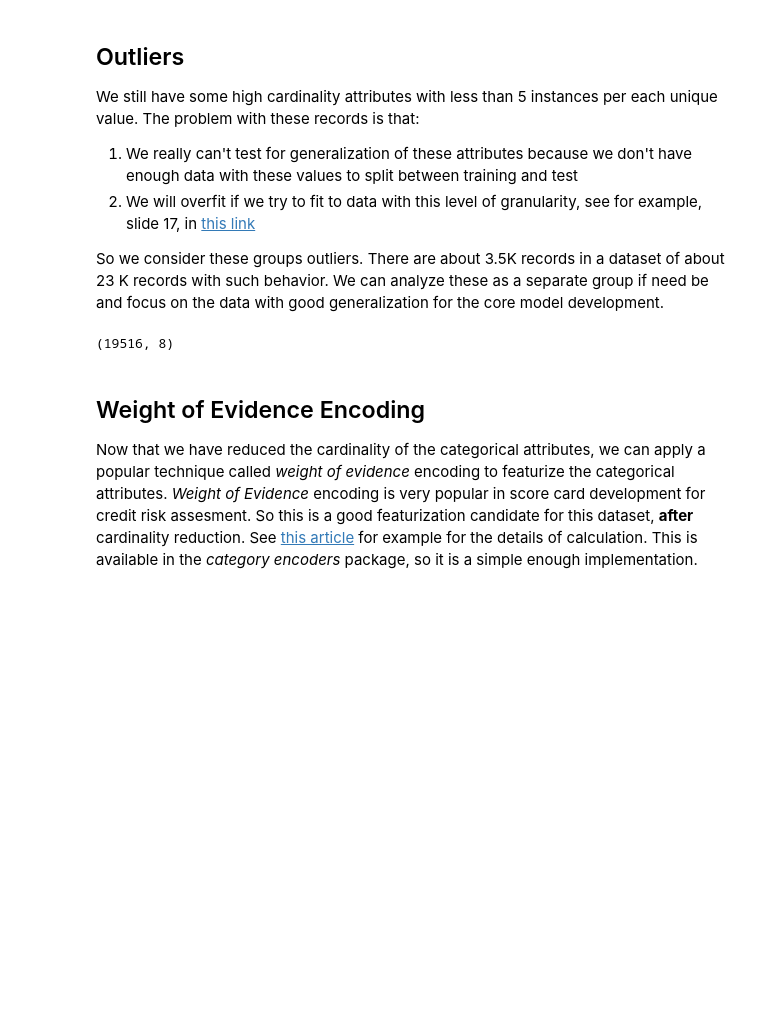
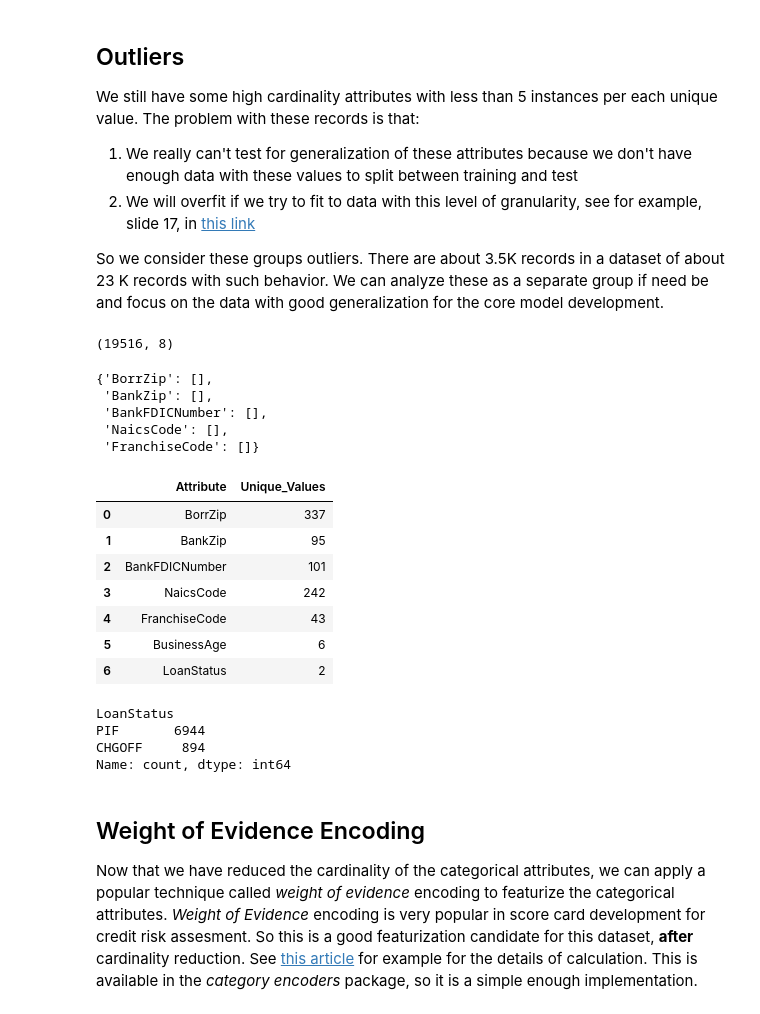
Before and after one commit to rajivsam/kmds_recipes, a Jupyter notebook: recipes/machine_learning/feature_engineering/feature_engg_observations.ipynb, the cells around one changed output. Cells and saved outputs as stored; diff of their text form; code cells hidden in the pictures; blank space fills up the shorter version.

```diff
--- a/recipes/machine_learning/feature_engineering/feature_engg_observations.ipynb
+++ b/recipes/machine_learning/feature_engineering/feature_engg_observations.ipynb
@@ -81,5 +81,5 @@ df_catvars
 | 5 | BusinessAge | 6 |
 | 6 | LoanStatus | 2 |
 # %%
-dfg = df.groupby("BorrZip")["LoanStatus"].value_counts().reset_index()
+dfg = df.groupby("BorrZip")["LoanStatus"].value_counts()
 # %%
@@ -104,10 +116,52 @@ for attrib in high_cardinality_attribs:
 # %%
 for attrib in high_cardinality_attribs:
     df = df[~df[attrib].isin(drop_these_records[attrib])]
-# %%
-df.shape
-# %% [output]
-(19516, 8)
+# %%
+df.shape
+# %% [output]
+(19516, 8)
+# %%
+drop_these_records = {}
+the_red_flags = {}
+for attrib in high_cardinality_attribs:
+    dfg = df.groupby(attrib)["LoanStatus"].value_counts().reset_index()
+    dfg["percentage"] = (100 * dfg["count"]  / dfg.groupby(attrib)['count'].transform('sum')).round(2)
+    all_cases_chgoff = (dfg.LoanStatus == "CHGOFF") & (dfg.percentage == 100.00)
+    the_red_flags[attrib] = dfg[all_cases_chgoff][attrib].tolist()
+    all_cases_pif = (dfg.LoanStatus == "PIF") & (dfg.percentage == 100.00)
+    all_cases = all_cases_chgoff | all_cases_pif
+    drop_these_records[attrib] = dfg[all_cases][attrib].tolist()
+# %%
+the_red_flags
+# %% [output]
+{'BorrZip': [],
+ 'BankZip': [],
+ 'BankFDICNumber': [],
+ 'NaicsCode': [],
+ 'FranchiseCode': []}
+# %%
+for attrib in high_cardinality_attribs:
+    df = df[~df[attrib].isin(drop_these_records[attrib])]
+# %%
+df_catvars = pd.DataFrame.from_dict({k: df[k].nunique() for k, v in dtypes_toset.items() if v in ['category', 'str']}, orient="index").reset_index()
+df_catvars.columns = ["Attribute", "Unique_Values"]
+df_catvars
+# %% [output]
+|  | Attribute | Unique_Values |
+| 0 | BorrZip | 337 |
+| 1 | BankZip | 95 |
+| 2 | BankFDICNumber | 101 |
+| 3 | NaicsCode | 242 |
+| 4 | FranchiseCode | 43 |
+| 5 | BusinessAge | 6 |
+| 6 | LoanStatus | 2 |
+# %%
+df["LoanStatus"].value_counts()
+# %% [output]
+LoanStatus
+PIF       6944
+CHGOFF     894
+Name: count, dtype: int64
 # %%
 from sklearn.model_selection import train_test_split
 
```
Also changed, not shown: parts of 4 cells of this notebook, 4 other files.
